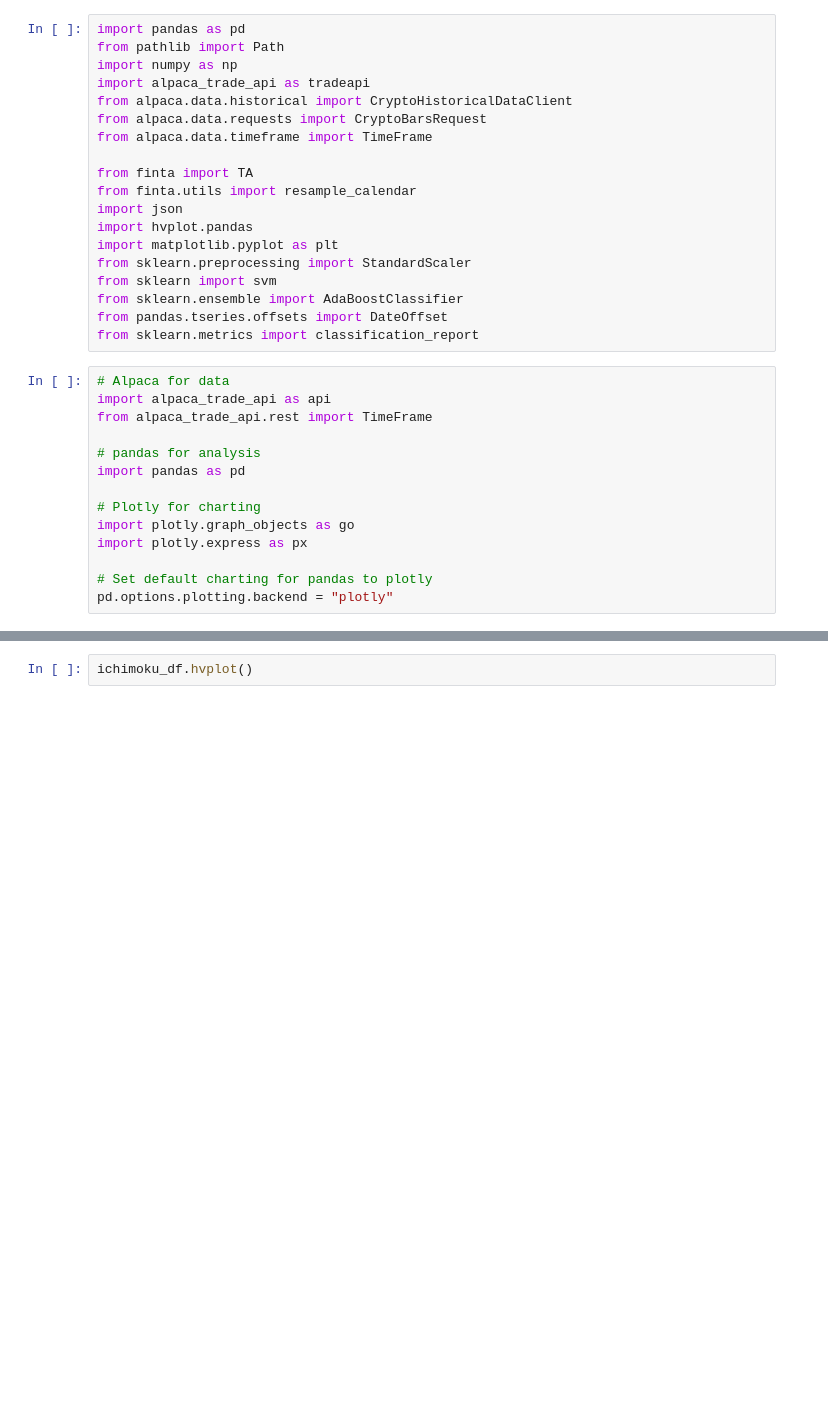
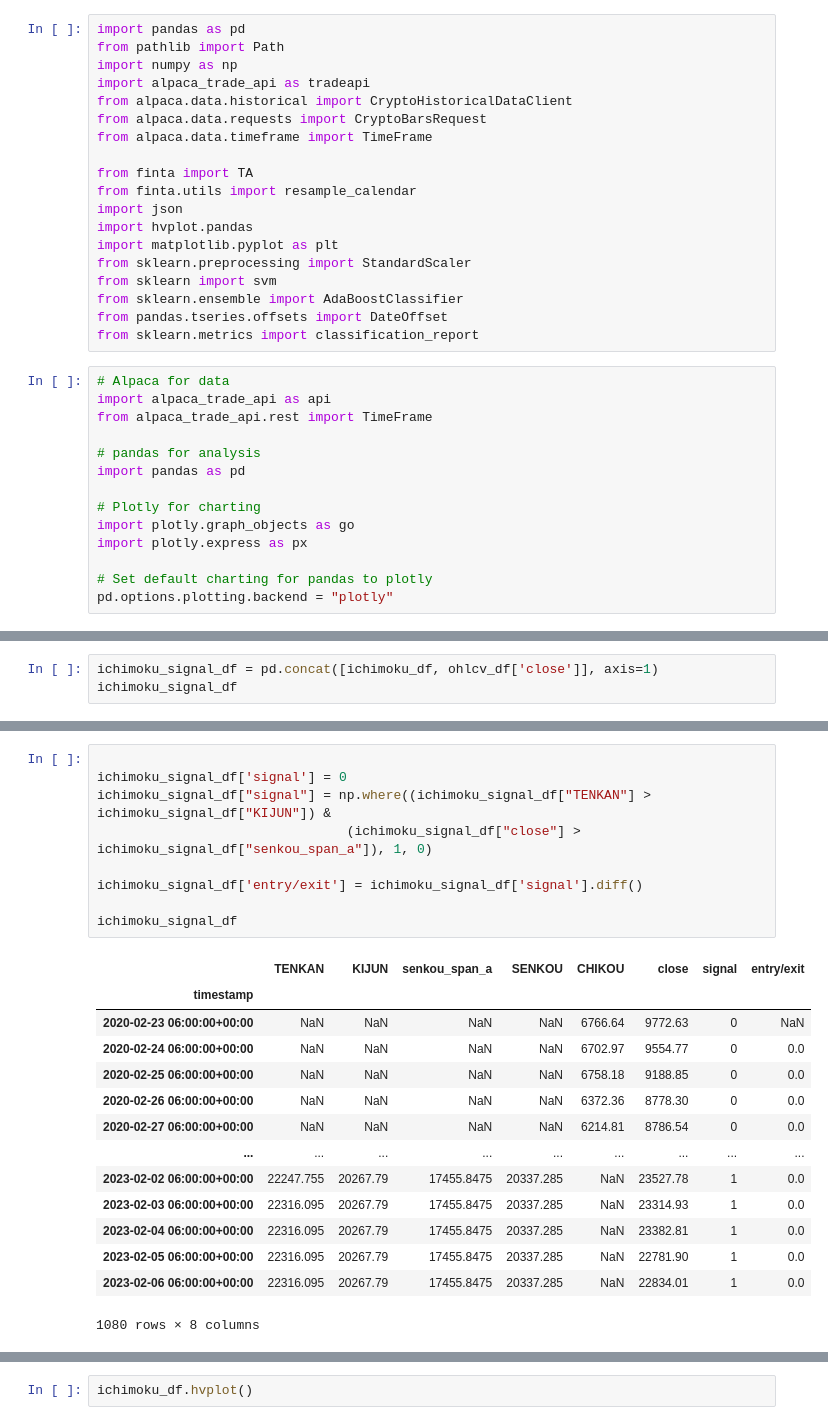
Before and after one commit to marcleipold/Project-2---Algo-Trading-ML-Bot, a Jupyter notebook: jerami/jerami.ipynb, the cells around one changed output, grey strips where cells are left out. Saved outputs shown, nothing was run; the diff lists cells and outputs as text; blank space fills up the shorter version.

Commit message:
uploading ichimoku signal

```diff
--- a/jerami/jerami.ipynb
+++ b/jerami/jerami.ipynb
@@ -136,0 +142,3 @@ ichimoku_df
+# %%
+ichimoku_signal_df = pd.concat([ichimoku_df, ohlcv_df['close']], axis=1)
+ichimoku_signal_df
@@ -136,0 +160,24 @@ ichimoku_df
+# %%
+
+ichimoku_signal_df['signal'] = 0
+ichimoku_signal_df["signal"] = np.where((ichimoku_signal_df["TENKAN"] > ichimoku_signal_df["KIJUN"]) &
+                                (ichimoku_signal_df["close"] > ichimoku_signal_df["senkou_span_a"]), 1, 0)
+
+ichimoku_signal_df['entry/exit'] = ichimoku_signal_df['signal'].diff()
+
+ichimoku_signal_df
+# %% [output]
+|  | TENKAN | KIJUN | senkou_span_a | SENKOU | CHIKOU | close | signal | entry/exit |
+| timestamp |  |  |  |  |  |  |  |  |
+| 2020-02-23 06:00:00+00:00 | NaN | NaN | NaN | NaN | 6766.64 | 9772.63 | 0 | NaN |
+| 2020-02-24 06:00:00+00:00 | NaN | NaN | NaN | NaN | 6702.97 | 9554.77 | 0 | 0.0 |
+| 2020-02-25 06:00:00+00:00 | NaN | NaN | NaN | NaN | 6758.18 | 9188.85 | 0 | 0.0 |
+| 2020-02-26 06:00:00+00:00 | NaN | NaN | NaN | NaN | 6372.36 | 8778.30 | 0 | 0.0 |
+| 2020-02-27 06:00:00+00:00 | NaN | NaN | NaN | NaN | 6214.81 | 8786.54 | 0 | 0.0 |
+| ... | ... | ... | ... | ... | ... | ... | ... | ... |
+| 2023-02-02 06:00:00+00:00 | 22247.755 | 20267.79 | 17455.8475 | 20337.285 | NaN | 23527.78 | 1 | 0.0 |
+| 2023-02-03 06:00:00+00:00 | 22316.095 | 20267.79 | 17455.8475 | 20337.285 | NaN | 23314.93 | 1 | 0.0 |
+| 2023-02-04 06:00:00+00:00 | 22316.095 | 20267.79 | 17455.8475 | 20337.285 | NaN | 23382.81 | 1 | 0.0 |
+| 2023-02-05 06:00:00+00:00 | 22316.095 | 20267.79 | 17455.8475 | 20337.285 | NaN | 22781.90 | 1 | 0.0 |
+| 2023-02-06 06:00:00+00:00 | 22316.095 | 20267.79 | 17455.8475 | 20337.285 | NaN | 22834.01 | 1 | 0.0 |
+1080 rows × 8 columns
```
Also changed, not shown: parts of 11 cells of this notebook, 3 other files.
